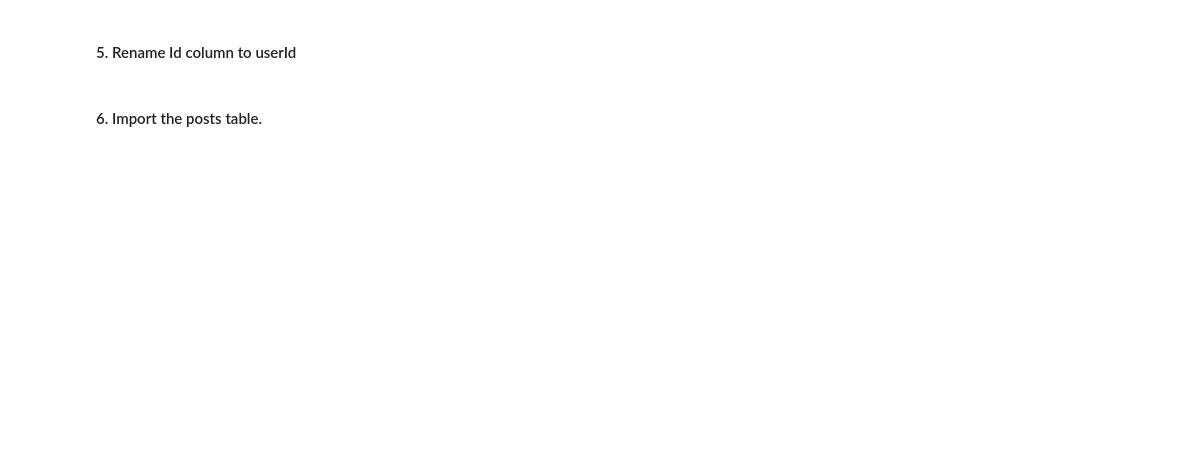
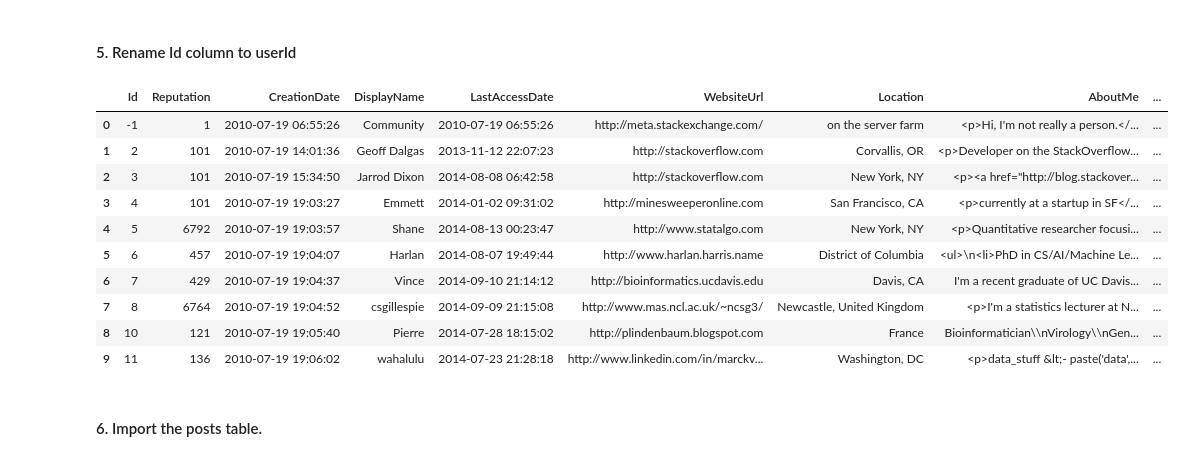
Before and after one commit to CristopherRL/dataptmad1019, a Jupyter notebook: module-1/lab-data_cleaning/your-code/main.ipynb, the cells around one changed output. Cells and saved outputs as stored; diff of their text form; code cells hidden in the pictures; blank space fills up the shorter version.

```diff
--- a/module-1/lab-data_cleaning/your-code/main.ipynb
+++ b/module-1/lab-data_cleaning/your-code/main.ipynb
@@ -22,5 +34,18 @@ df_users.head(10)
 #### 5. Rename Id column to userId
 # %%
 df_users.rename(columns={"Id column": "userId"})
+df_users.head(10)
+# %% [output]
+|  | Id | Reputation | CreationDate | DisplayName | LastAccessDate | WebsiteUrl | Location | AboutMe | ... |
+| 0 | -1 | 1 | 2010-07-19 06:55:26 | Community | 2010-07-19 06:55:26 | http://meta.stackexchange.com/ | on the server farm | <p>Hi, I'm not really a person.</... | ... |
+| 1 | 2 | 101 | 2010-07-19 14:01:36 | Geoff Dalgas | 2013-11-12 22:07:23 | http://stackoverflow.com | Corvallis, OR | <p>Developer on the StackOverflow... | ... |
+| 2 | 3 | 101 | 2010-07-19 15:34:50 | Jarrod Dixon | 2014-08-08 06:42:58 | http://stackoverflow.com | New York, NY | <p><a href="http://blog.stackover... | ... |
+| 3 | 4 | 101 | 2010-07-19 19:03:27 | Emmett | 2014-01-02 09:31:02 | http://minesweeperonline.com | San Francisco, CA | <p>currently at a startup in SF</... | ... |
+| 4 | 5 | 6792 | 2010-07-19 19:03:57 | Shane | 2014-08-13 00:23:47 | http://www.statalgo.com | New York, NY | <p>Quantitative researcher focusi... | ... |
+| 5 | 6 | 457 | 2010-07-19 19:04:07 | Harlan | 2014-08-07 19:49:44 | http://www.harlan.harris.name | District of Columbia | <ul>\n<li>PhD in CS/AI/Machine Le... | ... |
+| 6 | 7 | 429 | 2010-07-19 19:04:37 | Vince | 2014-09-10 21:14:12 | http://bioinformatics.ucdavis.edu | Davis, CA | I'm a recent graduate of UC Davis... | ... |
+| 7 | 8 | 6764 | 2010-07-19 19:04:52 | csgillespie | 2014-09-09 21:15:08 | http://www.mas.ncl.ac.uk/~ncsg3/ | Newcastle, United Kingdom | <p>I'm a statistics lecturer at N... | ... |
+| 8 | 10 | 121 | 2010-07-19 19:05:40 | Pierre | 2014-07-28 18:15:02 | http://plindenbaum.blogspot.com | France | Bioinformatician\\nVirology\\nGen... | ... |
+| 9 | 11 | 136 | 2010-07-19 19:06:02 | wahalulu | 2014-07-23 21:28:18 | http://www.linkedin.com/in/marckv... | Washington, DC | <p>data_stuff &lt;- paste('data',... | ... |
 # %% [markdown]
 #### 6. Import the posts table.
```
Also changed, not shown: parts of 5 cells of this notebook.
